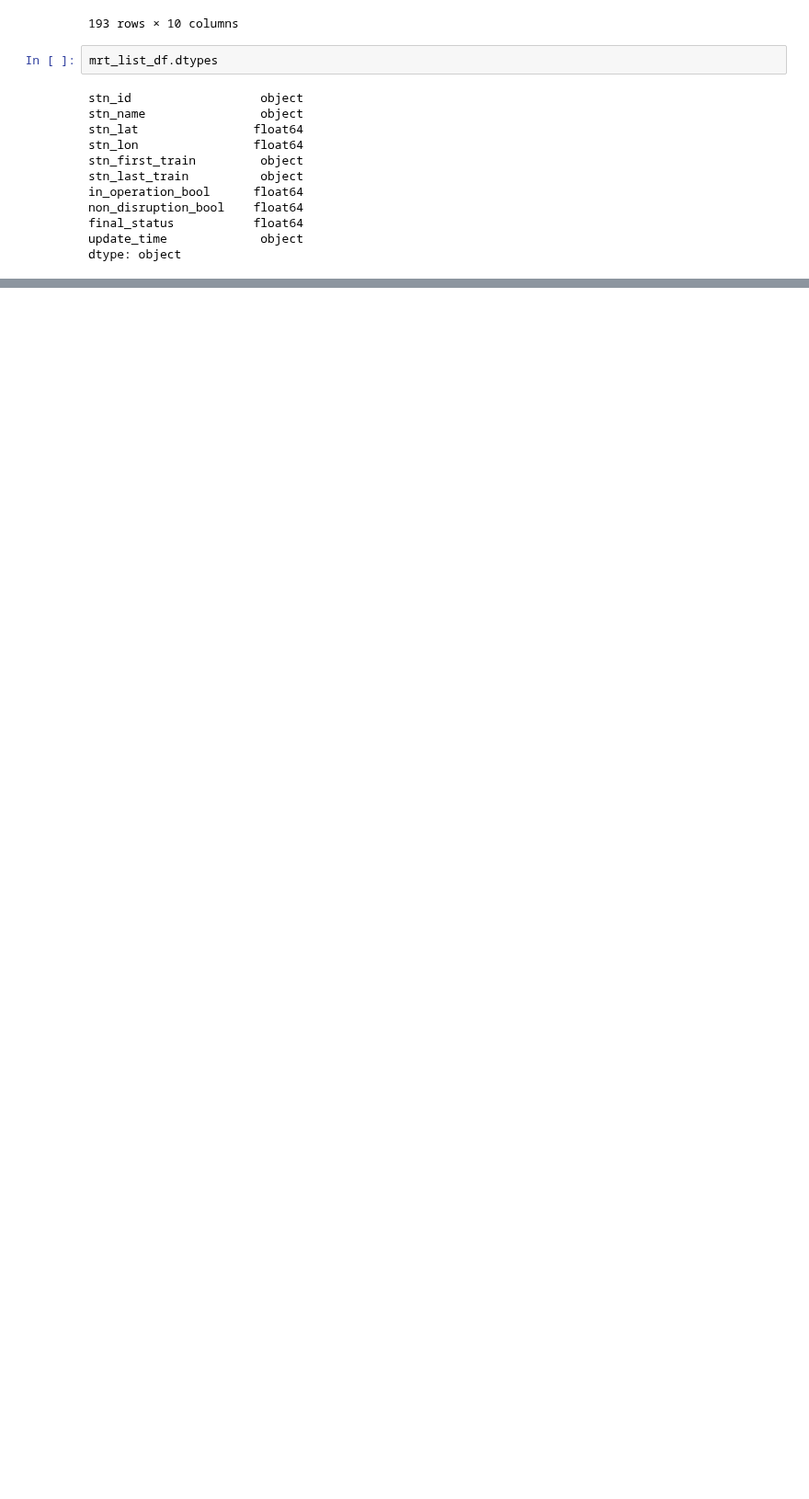
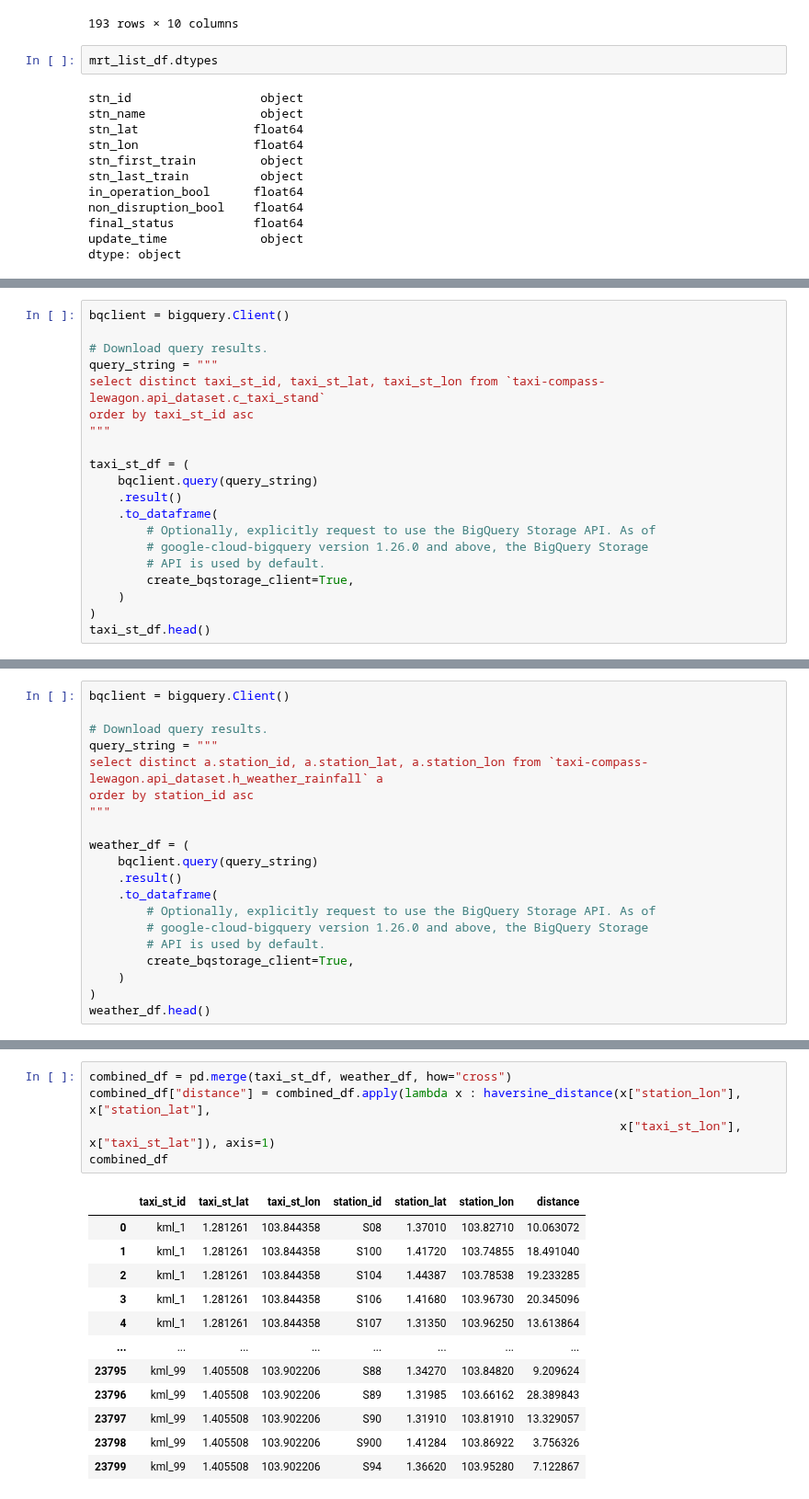
Before and after one commit to alealejandro1/taxi_compass, a Jupyter notebook: notebooks/johan_taxi_compass.ipynb, the cells around one changed output, grey strips where cells are left out. Shown at 92% size. Drawn from its saved outputs; the diff is of its cells as text; blank space fills up the shorter version.

```diff
--- a/notebooks/johan_taxi_compass.ipynb
+++ b/notebooks/johan_taxi_compass.ipynb
@@ -307,0 +327,20 @@ dtype: object
+# %%
+bqclient = bigquery.Client()
+
+# Download query results.
+query_string = """
+select distinct taxi_st_id, taxi_st_lat, taxi_st_lon from `taxi-compass-lewagon.api_dataset.c_taxi_stand`
+order by taxi_st_id asc
+"""
+
+taxi_st_df = (
+    bqclient.query(query_string)
+    .result()
+    .to_dataframe(
+        # Optionally, explicitly request to use the BigQuery Storage API. As of
+        # google-cloud-bigquery version 1.26.0 and above, the BigQuery Storage
+        # API is used by default.
+        create_bqstorage_client=True,
+    )
+)
+taxi_st_df.head()
@@ -307,0 +354,20 @@ dtype: object
+# %%
+bqclient = bigquery.Client()
+
+# Download query results.
+query_string = """
+select distinct a.station_id, a.station_lat, a.station_lon from `taxi-compass-lewagon.api_dataset.h_weather_rainfall` a
+order by station_id asc
+"""
+
+weather_df = (
+    bqclient.query(query_string)
+    .result()
+    .to_dataframe(
+        # Optionally, explicitly request to use the BigQuery Storage API. As of
+        # google-cloud-bigquery version 1.26.0 and above, the BigQuery Storage
+        # API is used by default.
+        create_bqstorage_client=True,
+    )
+)
+weather_df.head()
@@ -307,0 +381,18 @@ dtype: object
+# %%
+combined_df = pd.merge(taxi_st_df, weather_df, how="cross")
+combined_df["distance"] = combined_df.apply(lambda x : haversine_distance(x["station_lon"], x["station_lat"],
+                                                                          x["taxi_st_lon"], x["taxi_st_lat"]), axis=1)
+combined_df
+# %% [output]
+|  | taxi_st_id | taxi_st_lat | taxi_st_lon | station_id | station_lat | station_lon | distance |
+| 0 | kml_1 | 1.281261 | 103.844358 | S08 | 1.37010 | 103.82710 | 10.063072 |
+| 1 | kml_1 | 1.281261 | 103.844358 | S100 | 1.41720 | 103.74855 | 18.491040 |
+| 2 | kml_1 | 1.281261 | 103.844358 | S104 | 1.44387 | 103.78538 | 19.233285 |
+| 3 | kml_1 | 1.281261 | 103.844358 | S106 | 1.41680 | 103.96730 | 20.345096 |
+| 4 | kml_1 | 1.281261 | 103.844358 | S107 | 1.31350 | 103.96250 | 13.613864 |
+| ... | ... | ... | ... | ... | ... | ... | ... |
+| 23795 | kml_99 | 1.405508 | 103.902206 | S88 | 1.34270 | 103.84820 | 9.209624 |
+| 23796 | kml_99 | 1.405508 | 103.902206 | S89 | 1.31985 | 103.66162 | 28.389843 |
+| 23797 | kml_99 | 1.405508 | 103.902206 | S90 | 1.31910 | 103.81910 | 13.329057 |
+| 23798 | kml_99 | 1.405508 | 103.902206 | S900 | 1.41284 | 103.86922 | 3.756326 |
+| 23799 | kml_99 | 1.405508 | 103.902206 | S94 | 1.36620 | 103.95280 | 7.122867 |
```
Also changed, not shown: parts of 7 cells of this notebook.
